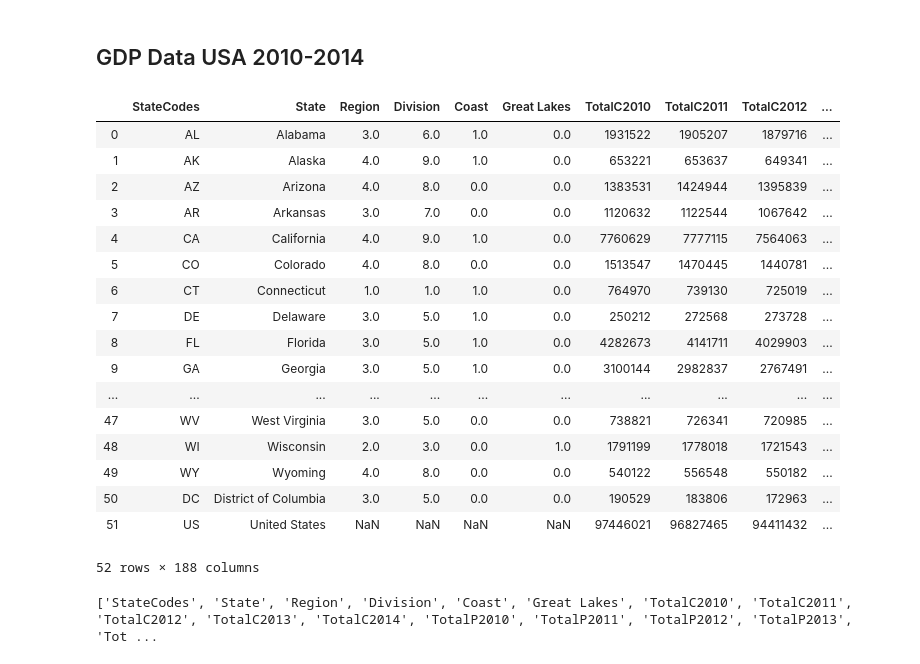
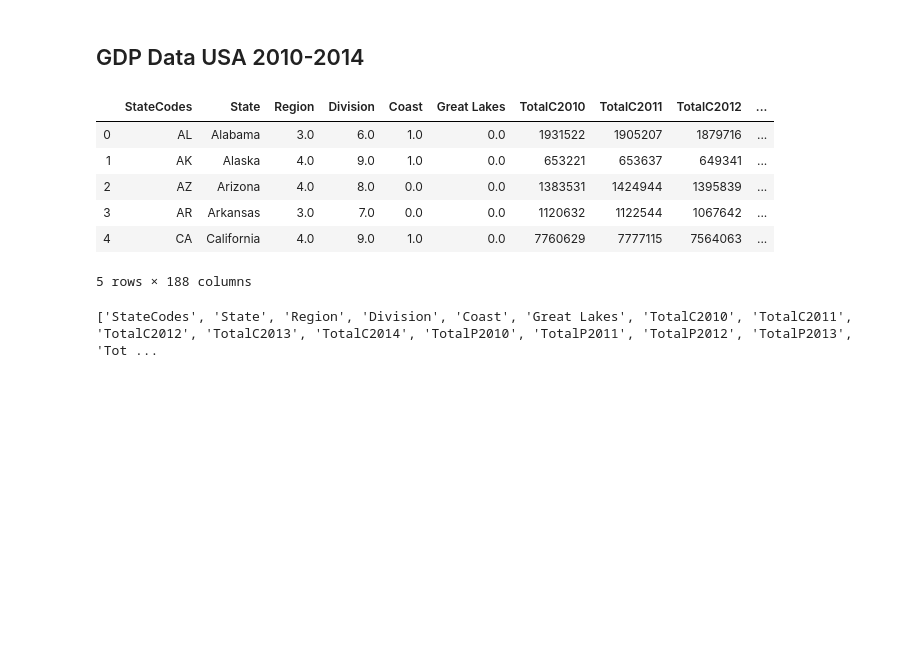
Before and after one commit to sgk2004/ETL-of-Oil-Gas-Data, a Jupyter notebook: Oil and Gas/data_etl.ipynb, the cells around one changed output. Drawn from its saved outputs; the diff is of its cells as text; code cells hidden in the pictures; blank space fills up the shorter version.

```diff
--- a/Oil and Gas/data_etl.ipynb
+++ b/Oil and Gas/data_etl.ipynb
@@ -343,26 +288,15 @@ NGproducingstates_df
 # %%
 file3_path= os.path.join('Resources','Energy Census and Economic Data US 2010-2014.csv')
 Energy_df = pd.read_csv(file3_path)
-Energy_df
+Energy_df.head()
 # %% [output]
 |  | StateCodes | State | Region | Division | Coast | Great Lakes | TotalC2010 | TotalC2011 | TotalC2012 | ... |
 | 0 | AL | Alabama | 3.0 | 6.0 | 1.0 | 0.0 | 1931522 | 1905207 | 1879716 | ... |
 | 1 | AK | Alaska | 4.0 | 9.0 | 1.0 | 0.0 | 653221 | 653637 | 649341 | ... |
 | 2 | AZ | Arizona | 4.0 | 8.0 | 0.0 | 0.0 | 1383531 | 1424944 | 1395839 | ... |
 | 3 | AR | Arkansas | 3.0 | 7.0 | 0.0 | 0.0 | 1120632 | 1122544 | 1067642 | ... |
 | 4 | CA | California | 4.0 | 9.0 | 1.0 | 0.0 | 7760629 | 7777115 | 7564063 | ... |
-| 5 | CO | Colorado | 4.0 | 8.0 | 0.0 | 0.0 | 1513547 | 1470445 | 1440781 | ... |
-| 6 | CT | Connecticut | 1.0 | 1.0 | 1.0 | 0.0 | 764970 | 739130 | 725019 | ... |
-| 7 | DE | Delaware | 3.0 | 5.0 | 1.0 | 0.0 | 250212 | 272568 | 273728 | ... |
-| 8 | FL | Florida | 3.0 | 5.0 | 1.0 | 0.0 | 4282673 | 4141711 | 4029903 | ... |
-| 9 | GA | Georgia | 3.0 | 5.0 | 1.0 | 0.0 | 3100144 | 2982837 | 2767491 | ... |
-| ... | ... | ... | ... | ... | ... | ... | ... | ... | ... | ... |
-| 47 | WV | West Virginia | 3.0 | 5.0 | 0.0 | 0.0 | 738821 | 726341 | 720985 | ... |
-| 48 | WI | Wisconsin | 2.0 | 3.0 | 0.0 | 1.0 | 1791199 | 1778018 | 1721543 | ... |
-| 49 | WY | Wyoming | 4.0 | 8.0 | 0.0 | 0.0 | 540122 | 556548 | 550182 | ... |
-| 50 | DC | District of Columbia | 3.0 | 5.0 | 0.0 | 0.0 | 190529 | 183806 | 172963 | ... |
-| 51 | US | United States | NaN | NaN | NaN | NaN | 97446021 | 96827465 | 94411432 | ... |
-52 rows × 188 columns
+5 rows × 188 columns
 # %%
 col_names = Energy_df.columns.tolist()
 print(col_names)
```
Also changed, not shown: parts of 45 cells of this notebook.
